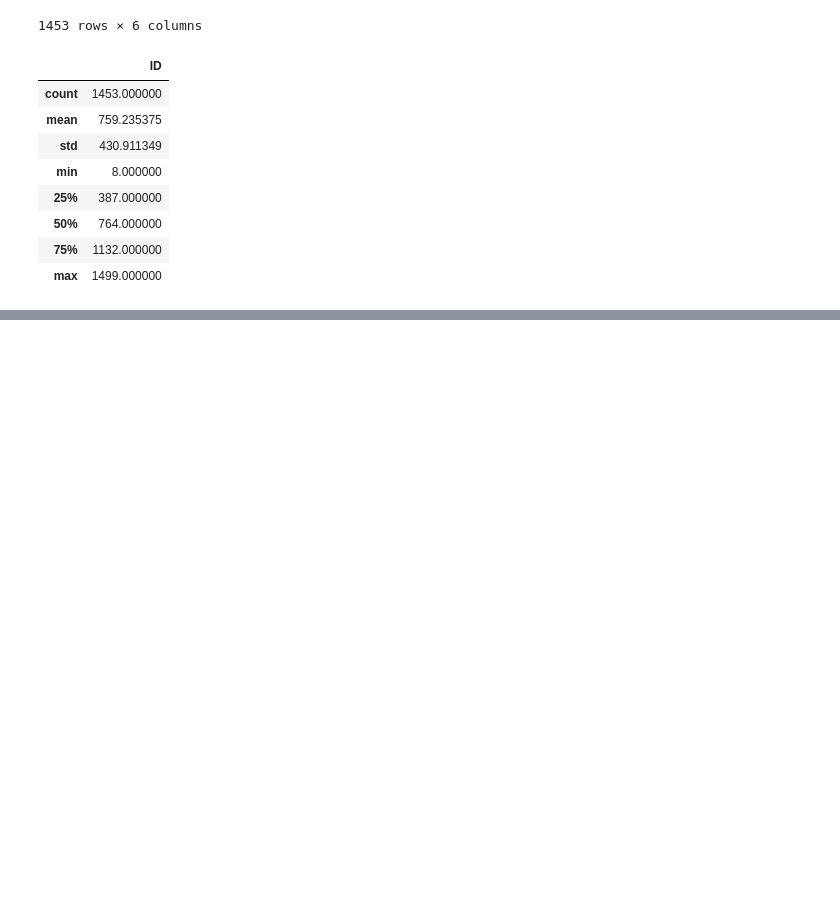
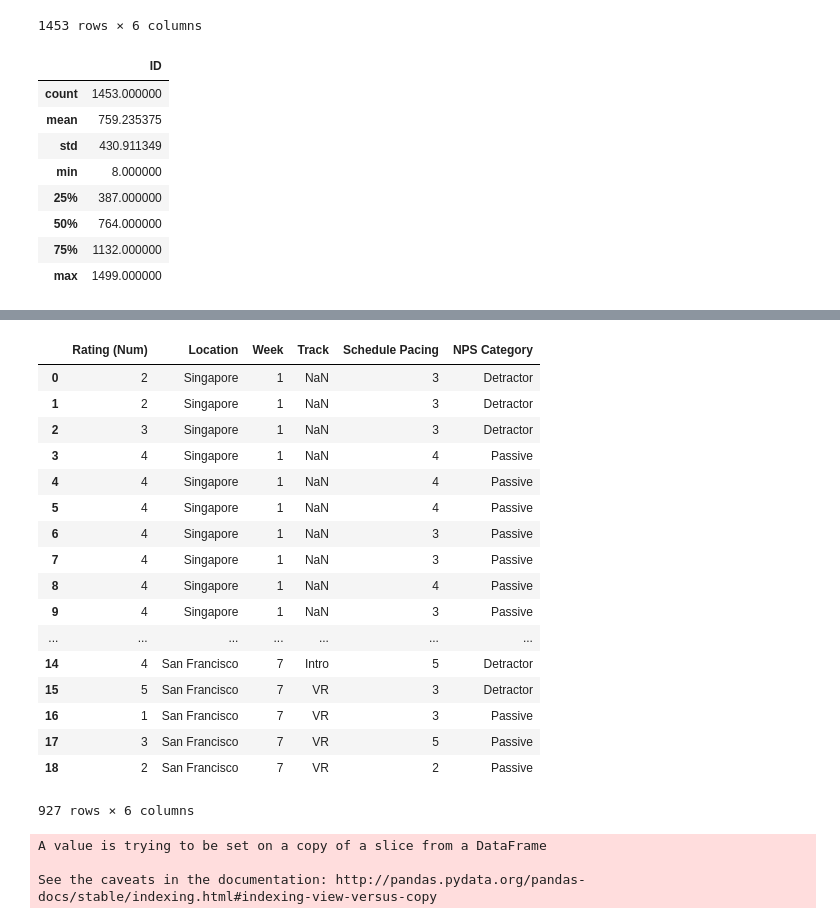
Before and after one commit to BriantOliveira/DS-1-Data-Analysis, a Jupyter notebook: make_school_data.ipynb, the cells around one changed output, grey strips where cells are left out. Cells and saved outputs as stored; diff of their text form; code cells hidden in the pictures; blank space fills up the shorter version.

```diff
--- a/make_school_data.ipynb
+++ b/make_school_data.ipynb
@@ -81,0 +113,78 @@ df_2016 = pd.concat(all_weeks)
+# %%
+
+# Combine Pacing Columns together
+paces = data_2016[["How well are the tutorials paced?", "How well is the schedule paced?"]]
+paces = paces["How well are the tutorials paced?"].fillna(paces["How well is the schedule paced?"])
+new_paces = []
+for pace in paces:
+    if not pace == "#REF!":
+        new_paces.append(pace)
+    else:
+        new_paces.append("NaN")
+data_2016 = data_2016.drop("How well are the tutorials paced?", 1)
+data_2016 = data_2016.drop("How well is the schedule paced?", 1)
+data_2016["Schedule Pacing"] = new_paces
+# %%
+data_2016 = data_2016.drop("Timestamp", 1)
+data_2016 = data_2016.drop("Unnamed: 0", 1)
+data_2016 = data_2016.rename(columns = {"How would you rate your overall satisfaction with the Summer Academy this week?" : "Rating (Num)", "What track are you in?" : "Track"})
+# %%
+def calc_nps(num_rating):
+    ratings = np.array([])
+
+    for num in num_rating:
+        if not num == "#REF!":
+            value = float(num)
+            if value > 4:
+                ratings = np.append(ratings, "Promoter")
+            elif value > 3:
+                ratings = np.append(ratings, "Passive")
+            else:
+                ratings = np.append(ratings, "Detractor")
+        else:
+            ratings = np.append(ratings, "NaN")
+    df_nps_2016 = pd.DataFrame(ratings)
+    return df_nps_2016
+# %%
+rating_values = data_2016["Rating (Num)"]
+data_2016["NPS Category"] = calc_nps(rating_values)
+data_2016
+# %% [output]
+|  | Rating (Num) | Location | Week | Track | Schedule Pacing | NPS Category |
+| 0 | 2 | Singapore | 1 | NaN | 3 | Detractor |
+| 1 | 2 | Singapore | 1 | NaN | 3 | Detractor |
+| 2 | 3 | Singapore | 1 | NaN | 3 | Detractor |
+| 3 | 4 | Singapore | 1 | NaN | 4 | Passive |
+| 4 | 4 | Singapore | 1 | NaN | 4 | Passive |
+| 5 | 4 | Singapore | 1 | NaN | 4 | Passive |
+| 6 | 4 | Singapore | 1 | NaN | 3 | Passive |
+| 7 | 4 | Singapore | 1 | NaN | 3 | Passive |
+| 8 | 4 | Singapore | 1 | NaN | 4 | Passive |
+| 9 | 4 | Singapore | 1 | NaN | 3 | Passive |
+| ... | ... | ... | ... | ... | ... | ... |
+| 14 | 4 | San Francisco | 7 | Intro | 5 | Detractor |
+| 15 | 5 | San Francisco | 7 | VR | 3 | Detractor |
+| 16 | 1 | San Francisco | 7 | VR | 3 | Passive |
+| 17 | 3 | San Francisco | 7 | VR | 5 | Passive |
+| 18 | 2 | San Francisco | 7 | VR | 2 | Passive |
+927 rows × 6 columns
+# %%
+path = "Week 8 Feedback (2016, incomplete) - results.csv"
+data_wk8 = pd.read_csv(path)
+data_wk8 = data_wk8.drop("Start Date (UTC)", 1)
+data_wk8 = data_wk8.drop("Submit Date (UTC)", 1)
+data_wk8 = data_wk8.drop("#", 1)
+data_wk8 = data_wk8.drop("Network ID", 1)
+data_wk8 = data_wk8.rename(columns={"How likely is it that you would recommend the Make School Summer Academy to a friend?" : 'Rating (Num)'})
+data_wk8 = data_wk8.rename(columns={"location" : 'Location'})
+data_wk8 = data_wk8.rename(columns={"track" : 'Track'})
+data_wk8["Week"] = 8
+data_wk8["Schedule Pacing"] = np.nan
+tracks = data_wk8['Track']
+for i in range(len(tracks)):
+    tracks[i] = tracks[i].replace("summer", '')
+data_wk8['Track'] = tracks
+# %% [output]
+A value is trying to be set on a copy of a slice from a DataFrame
+
+See the caveats in the documentation: http://pandas.pydata.org/pandas-docs/stable/indexing.html#indexing-view-versus-copy
```
Also changed, not shown: parts of 13 cells of this notebook, 4 other files.
